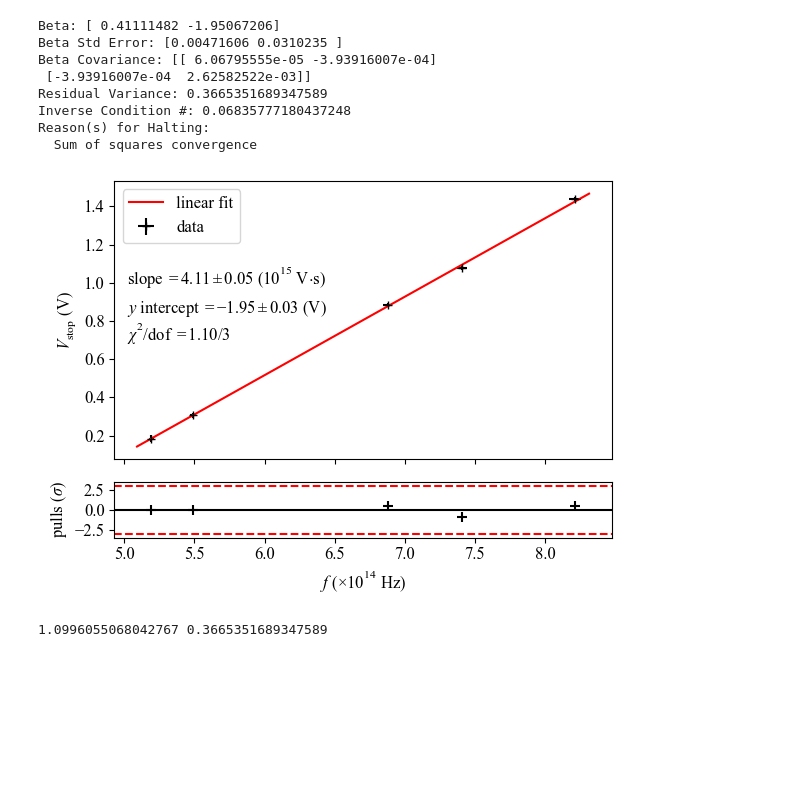
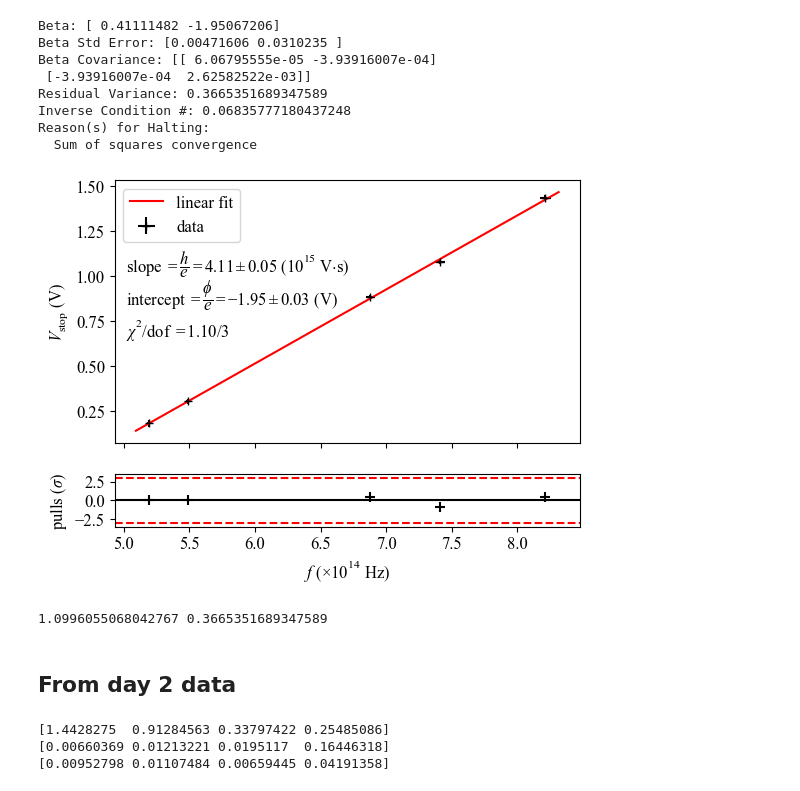
Before and after one commit to arthurlin0722/jlab, a Jupyter notebook: Arthur/photoelectric/h_linear_fit.ipynb, the cells around one changed output. Saved outputs shown, nothing was run; the diff lists cells and outputs as text; code cells hidden in the pictures; blank space fills up the shorter version.

```diff
--- a/Arthur/photoelectric/h_linear_fit.ipynb
+++ b/Arthur/photoelectric/h_linear_fit.ipynb
@@ -142,41 +144,97 @@ y_fit = f(out.beta, x_fit)
 
 
 pull = (y_data-y_eval)/(np.sqrt(y_err**2 + out.beta[0]**2 *x_err**2 ))
 
 # --- Create figure with 2 panels ---
 fig, (ax_main, ax_pull) = plt.subplots(
     2, 1, sharex=True,
     gridspec_kw={'height_ratios': [5, 1]},
     figsize=(6, 4.5)
 )
 
 # --- Top: data + fit ---
 ax_main.errorbar(x_data, y_data, xerr =x_err, yerr = y_err, fmt = 'k+', label = 'data' )
 ax_main.plot(x_fit, y_fit, color='red', label= 'linear fit')
 ax_main.set_ylabel(r"$V_\mathrm{stop}$ (V)")
 ax_main.legend(loc="upper left", bbox_to_anchor=(0, 1))
 
 # --- Bottom: pulls ---
 ax_pull.scatter(x_data, pull, color='black', marker="+", s=50)
 ax_pull.axhline(0, color='black', linestyle='-')
 ax_pull.axhline(3, color='red', linestyle='--')
 ax_pull.axhline(-3, color='red', linestyle='--')
 ax_pull.set_xlabel(r"$f$ ($\times 10^{14}$ Hz)")
 ax_pull.set_ylabel(r"pulls ($\sigma$)")
 ax_pull.set_ylim(-3.5,3.5)
 
-ax_main.annotate(r"slope $=4.11 \pm 0.05$ ($ 10^{15}$ V$\cdot$s)", xy=(0.025,0.625), xycoords="axes fraction" )
-ax_main.annotate(r"$y$ intercept $=-1.95 \pm 0.03$ (V) ", xy=(0.025,0.525), xycoords="axes fraction" )
-ax_main.annotate(r"$\chi^2$/dof $= 1.10/3$", xy=(0.025,0.425), xycoords="axes fraction" )
+ax_main.annotate(r"slope $=\dfrac{h}{e}=4.11 \pm 0.05$ ($ 10^{15}$ V$\cdot$s)", xy=(0.025,0.650), xycoords="axes fraction" )
+ax_main.annotate(r"intercept $=\dfrac{\phi}{e}=-1.95 \pm 0.03$ (V) ", xy=(0.025,0.525), xycoords="axes fraction" )
+ax_main.annotate(r"$\chi^2$/dof $= 1.10/3$", xy=(0.025,0.4), xycoords="axes fraction" )
 
-plt.tight_layout()
+
+#plt.tight_layout()
 plt.savefig("Vstop-f.pdf")
 plt.show()
 # %% [output]
-[figure, old version]
+[figure, new version]
 # %%
 chi2 = np.sum(pull**2)
 # %%
 print(chi2, chi2/3)
 # %% [output]
 1.0996055068042767 0.3665351689347589
+# %% [markdown]
+## From day 2 data
+# %%
+lambdas = np.array([365.0, 435.8, 546.1, 577.5])*1e-9
+lambdas_err = np.array([2.0, 2.0, 2.0, 2.0])*1e-9
+
+nus = c/lambdas
+nus_err = c*lambdas_err/(lambdas**2)
+
+
+slopes = np.array([
+    -2.24752995 , -3.64573315, -3.94434360, -0.77117855
+])
+
+
+slopes_relerr = np.array([
+    .0421, .0817, .0484, .2423
+])
+
+intercepts = np.array([
+    3.24279803, 3.32799158, 1.33308644, 0.19653552
+])
+
+
+intercepts_relerr = np.array([
+    .0358, .0703, .0312, .1013
+])
+
+cov = np.array(
+    [ -0.9987, -0.9985, -0.9719, -0.8540
+])
+
+V_stop_res = -intercepts/slopes
+
+V_stop_relerr = np.sqrt(
+    slopes_relerr**2 + intercepts_relerr**2 + 2*slopes_relerr*intercepts_relerr*cov
+)
+
+
+V_stop_err_stat = V_stop_res*V_stop_relerr
+
+V_stop_err_sys = np.array(
+    [0, 0, 0, 0]
+)
+
+V_stop_err = np.sqrt(V_stop_err_stat**2 + V_stop_err_sys**2)
+
+
+print(V_stop_res)
+print(V_stop_relerr)
+print(V_stop_err)
+# %% [output]
+[1.4428275  0.91284563 0.33797422 0.25485086]
+[0.00660369 0.01213221 0.0195117  0.16446318]
+[0.00952798 0.01107484 0.00659445 0.04191358]
```
Also changed, not shown: parts of 5 cells of this notebook, 2 other files.
